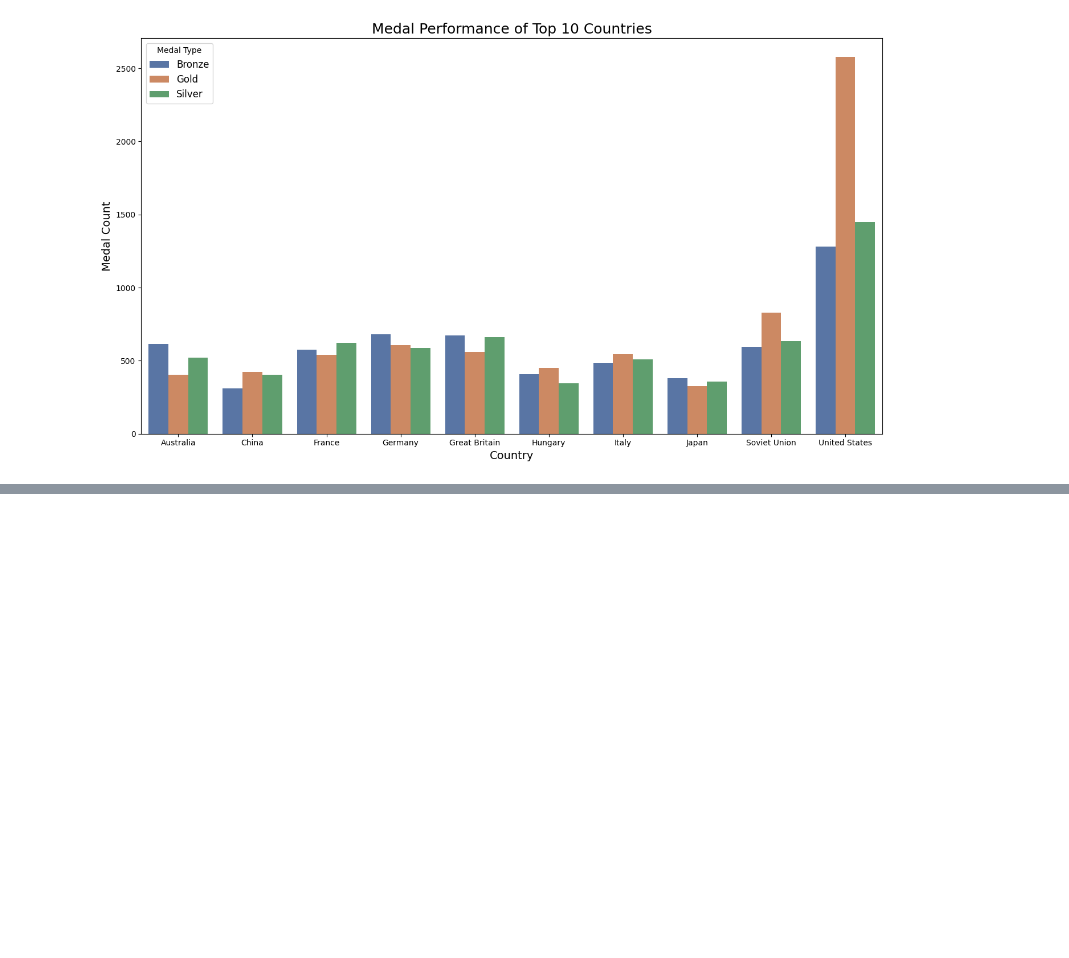
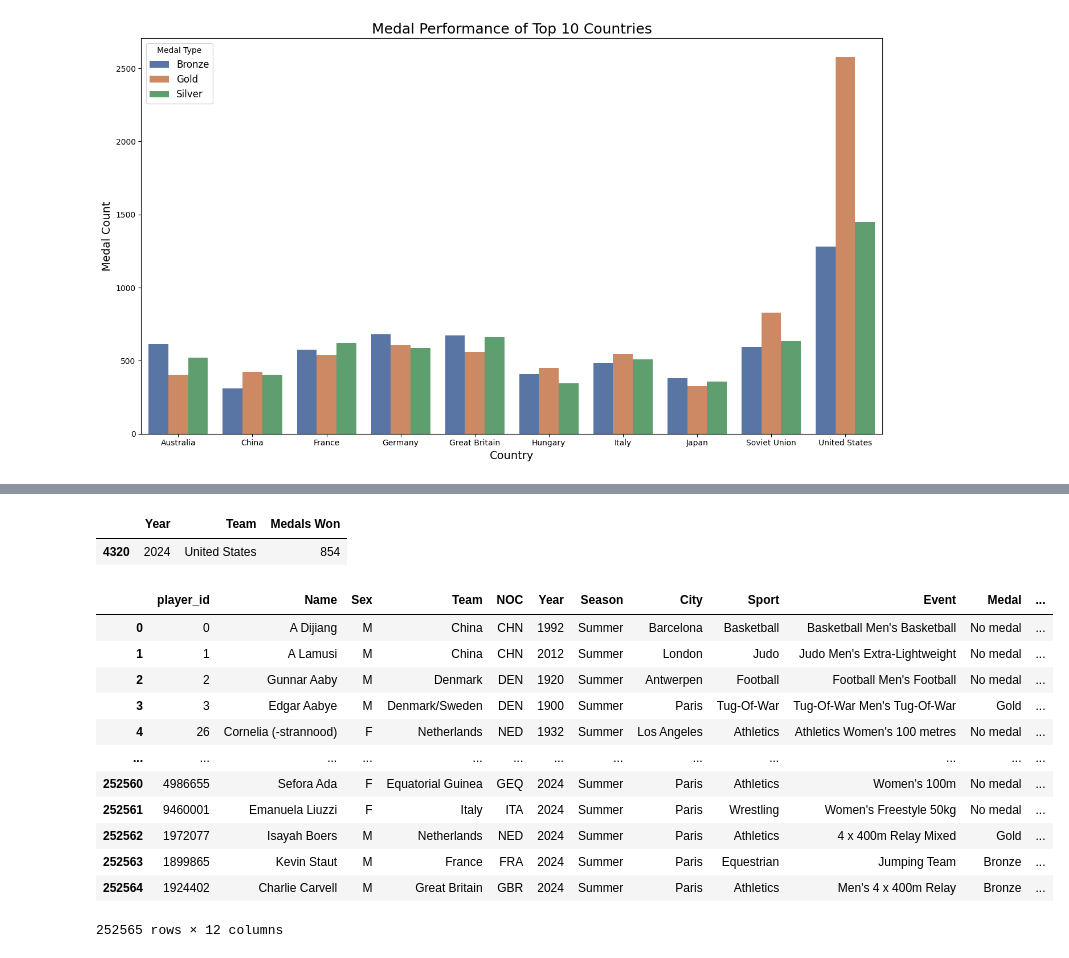
Before and after one commit to WannaBeNeuralNetwork/Data_Visualizations_INFO-590, a Jupyter notebook: Paris 2024 Summer Olympic Games Data analysis/Exported Data/Motivations.ipynb, the cells around one changed output, grey strips where cells are left out. Drawn from its saved outputs; the diff is of its cells as text; code cells hidden in the pictures; blank space fills up the shorter version.

```diff
--- a/Paris 2024 Summer Olympic Games Data analysis/Exported Data/Motivations.ipynb
+++ b/Paris 2024 Summer Olympic Games Data analysis/Exported Data/Motivations.ipynb
@@ -1118,0 +1626,53 @@ Dropdown(description='Select Country:', layout=Layout(width='50%'), options=('A
+# %%
+medals_by_year_df[(medals_by_year_df['Year']==2024)& (medals_by_year_df['Team']=='United States')]
+# %% [output]
+|  | Year | Team | Medals Won |
+| 4320 | 2024 | United States | 854 |
+# %%
+# Load dataset
+file_path = r"C:\Users\sreev\Data Visualization\Olympics 2024\olympics_dataset_1896-2024.csv"
+df = pd.read_csv(file_path)
+
+# Host city to country mapping
+host_city_country_mapping = {
+    'Barcelona': 'Spain',
+    'London': 'United Kingdom',
+    'Antwerpen': 'Belgium',
+    'Paris': 'France',
+    'Los Angeles': 'United States',
+    'Helsinki': 'Finland',
+    'Sydney': 'Australia',
+    'Atlanta': 'United States',
+    'Stockholm': 'Sweden',
+    'Beijing': 'China',
+    'Rio de Janeiro': 'Brazil',
+    'Athina': 'Greece',
+    'Mexico City': 'Mexico',
+    'Munich': 'Germany',
+    'Seoul': 'South Korea',
+    'Berlin': 'Germany',
+    'Melbourne': 'Australia',
+    'Roma': 'Italy',
+    'Amsterdam': 'Netherlands',
+    'Montreal': 'Canada',
+    'Moskva': 'Russia',
+    'Tokyo': 'Japan',
+    'St. Louis': 'United States'
+}
+
+# Add host country column
+df['Host_Country'] = df['City'].map(host_city_country_mapping)
+# %% [output]
+|  | player_id | Name | Sex | Team | NOC | Year | Season | City | Sport | Event | Medal | ... |
+| 0 | 0 | A Dijiang | M | China | CHN | 1992 | Summer | Barcelona | Basketball | Basketball Men's Basketball | No medal | ... |
+| 1 | 1 | A Lamusi | M | China | CHN | 2012 | Summer | London | Judo | Judo Men's Extra-Lightweight | No medal | ... |
+| 2 | 2 | Gunnar Aaby | M | Denmark | DEN | 1920 | Summer | Antwerpen | Football | Football Men's Football | No medal | ... |
+| 3 | 3 | Edgar Aabye | M | Denmark/Sweden | DEN | 1900 | Summer | Paris | Tug-Of-War | Tug-Of-War Men's Tug-Of-War | Gold | ... |
+| 4 | 26 | Cornelia (-strannood) | F | Netherlands | NED | 1932 | Summer | Los Angeles | Athletics | Athletics Women's 100 metres | No medal | ... |
+| ... | ... | ... | ... | ... | ... | ... | ... | ... | ... | ... | ... | ... |
+| 252560 | 4986655 | Sefora Ada | F | Equatorial Guinea | GEQ | 2024 | Summer | Paris | Athletics | Women's 100m | No medal | ... |
+| 252561 | 9460001 | Emanuela Liuzzi | F | Italy | ITA | 2024 | Summer | Paris | Wrestling | Women's Freestyle 50kg | No medal | ... |
+| 252562 | 1972077 | Isayah Boers | M | Netherlands | NED | 2024 | Summer | Paris | Athletics | 4 x 400m Relay Mixed | Gold | ... |
+| 252563 | 1899865 | Kevin Staut | M | France | FRA | 2024 | Summer | Paris | Equestrian | Jumping Team | Bronze | ... |
+| 252564 | 1924402 | Charlie Carvell | M | Great Britain | GBR | 2024 | Summer | Paris | Athletics | Men's 4 x 400m Relay | Bronze | ... |
+252565 rows × 12 columns
```
Also changed, not shown: parts of 23 cells of this notebook.
